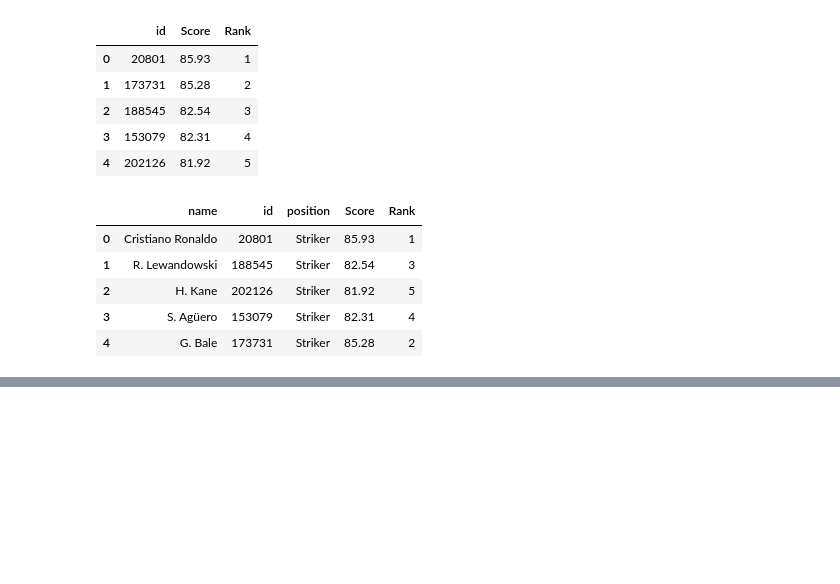
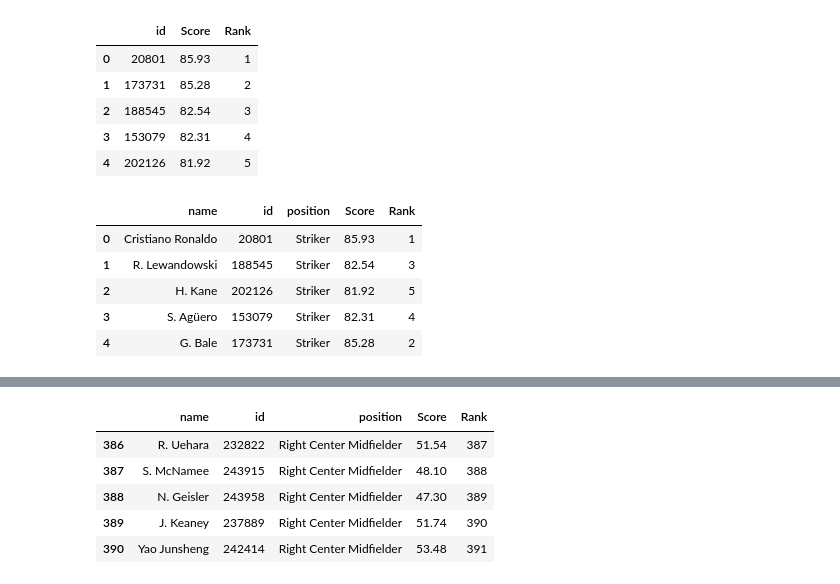
Before and after one commit to fifa-19-player-stats/data, a Jupyter notebook: code/FIFA19_Merging_Plotly.ipynb, the cells around one changed output, grey strips where cells are left out. Cells and saved outputs as stored; diff of their text form; code cells hidden in the pictures; blank space fills up the shorter version.

```diff
--- a/code/FIFA19_Merging_Plotly.ipynb
+++ b/code/FIFA19_Merging_Plotly.ipynb
@@ -588,0 +604,10 @@ concat.head()
+# %%
+for_plotting27 = pd.merge(names_id, best_right_center_midfielder, on='id')
+for_plotting27.tail()
+# %% [output]
+|  | name | id | position | Score | Rank |
+| 386 | R. Uehara | 232822 | Right Center Midfielder | 51.54 | 387 |
+| 387 | S. McNamee | 243915 | Right Center Midfielder | 48.10 | 388 |
+| 388 | N. Geisler | 243958 | Right Center Midfielder | 47.30 | 389 |
+| 389 | J. Keaney | 237889 | Right Center Midfielder | 51.74 | 390 |
+| 390 | Yao Junsheng | 242414 | Right Center Midfielder | 53.48 | 391 |
```
Also changed, not shown: parts of 6 cells of this notebook, 1 other file.
